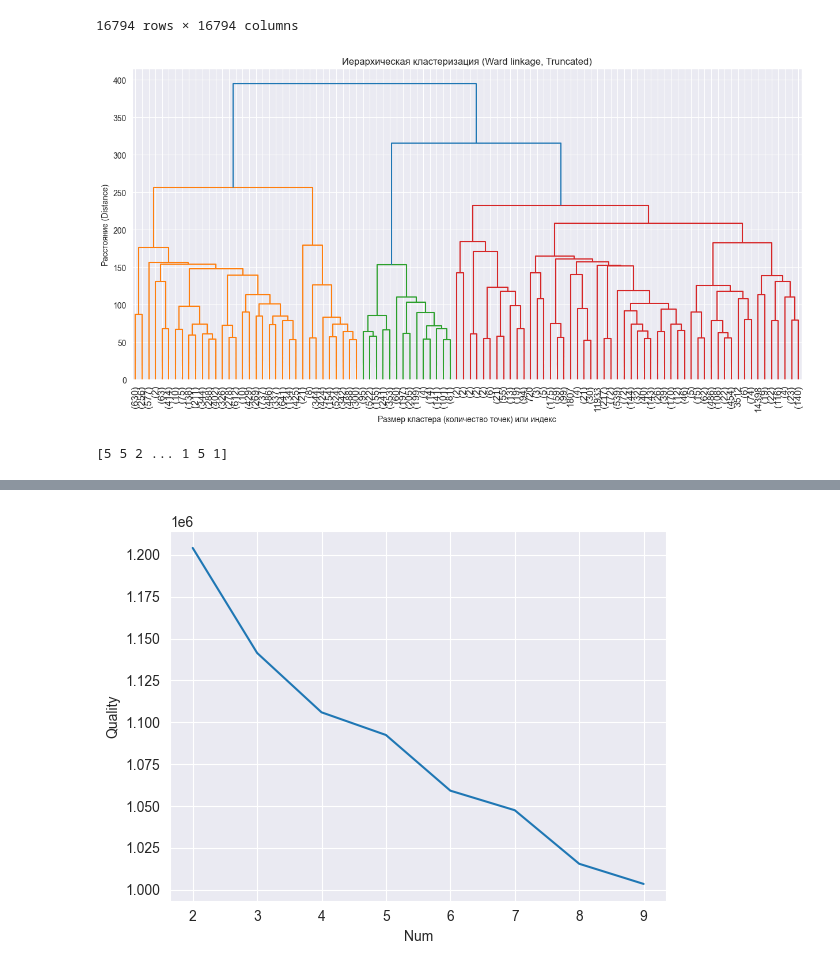
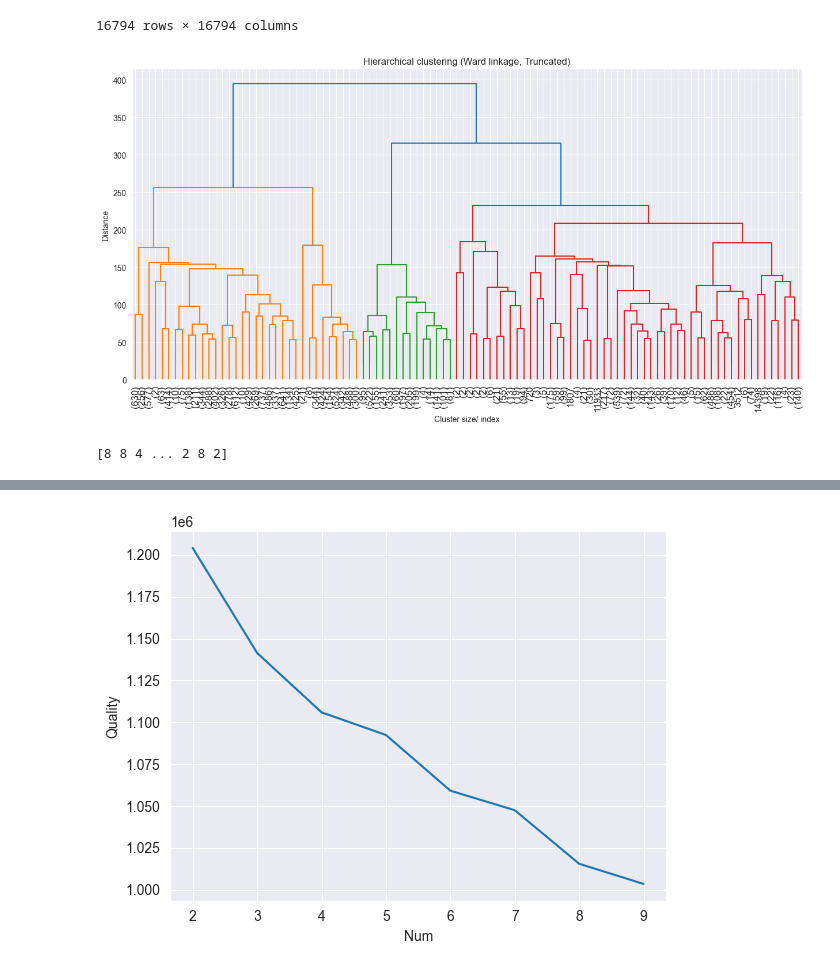
Before and after one commit to SerhiiHerashchenko/PyCharmMiscProject, a Jupyter notebook: ML/finalProject/finalProject2Models.ipynb, the cells around one changed output, grey strips where cells are left out. Saved outputs shown, nothing was run; the diff lists cells and outputs as text; code cells hidden in the pictures.

```diff
--- a/ML/finalProject/finalProject2Models.ipynb
+++ b/ML/finalProject/finalProject2Models.ipynb
@@ -93,31 +93,31 @@ pd.DataFrame(pairwise_distances(X_scaled))
 # %%
 import matplotlib.pyplot as plt
 from scipy.cluster.hierarchy import linkage, dendrogram, fcluster
 
 merging = linkage(X_scaled, method='ward')
 
 plt.figure(figsize=(15, 7))
 
 dendrogram(
     merging,
     truncate_mode='lastp',
     p=100,
     leaf_rotation=90,
     leaf_font_size=12,
     show_contracted=True
 )
 
-plt.title('Иерархическая кластеризация (Ward linkage, Truncated)')
-plt.xlabel('Размер кластера (количество точек) или индекс')
-plt.ylabel('Расстояние (Distance)')
+plt.title('Hierarchical clustering (Ward linkage, Truncated)')
+plt.xlabel('Cluster size/ index')
+plt.ylabel('Distance')
 plt.show()
 # %% [output]
-[figure, old version]
+[figure, new version]
 # %%
-clusters = fcluster(merging, 200, criterion='distance')
+clusters = fcluster(merging, 175, criterion='distance')
 print(clusters)
 # %% [output]
-[5 5 2 ... 1 5 1]
+[8 8 4 ... 2 8 2]
 # %%
 df_to_claster = df.copy()
 
```
Also changed, not shown: parts of 5 cells of this notebook, 1 other file.
